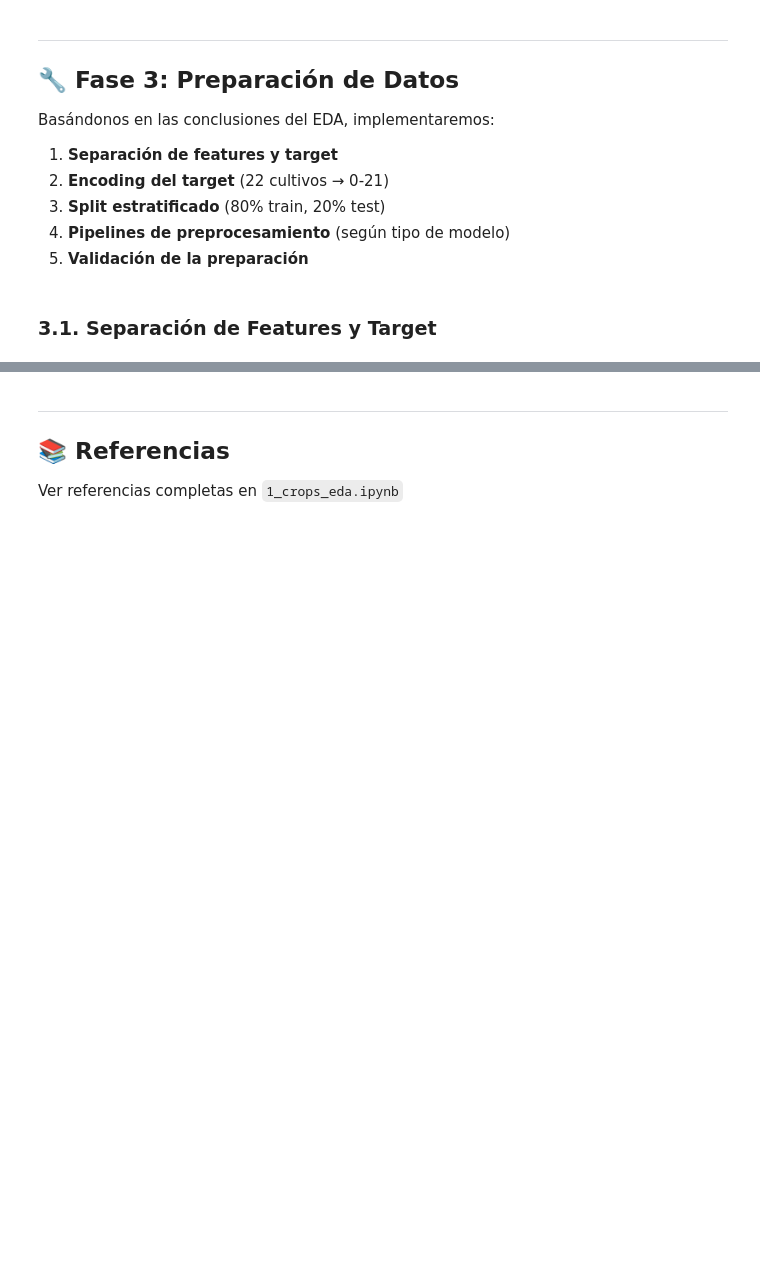
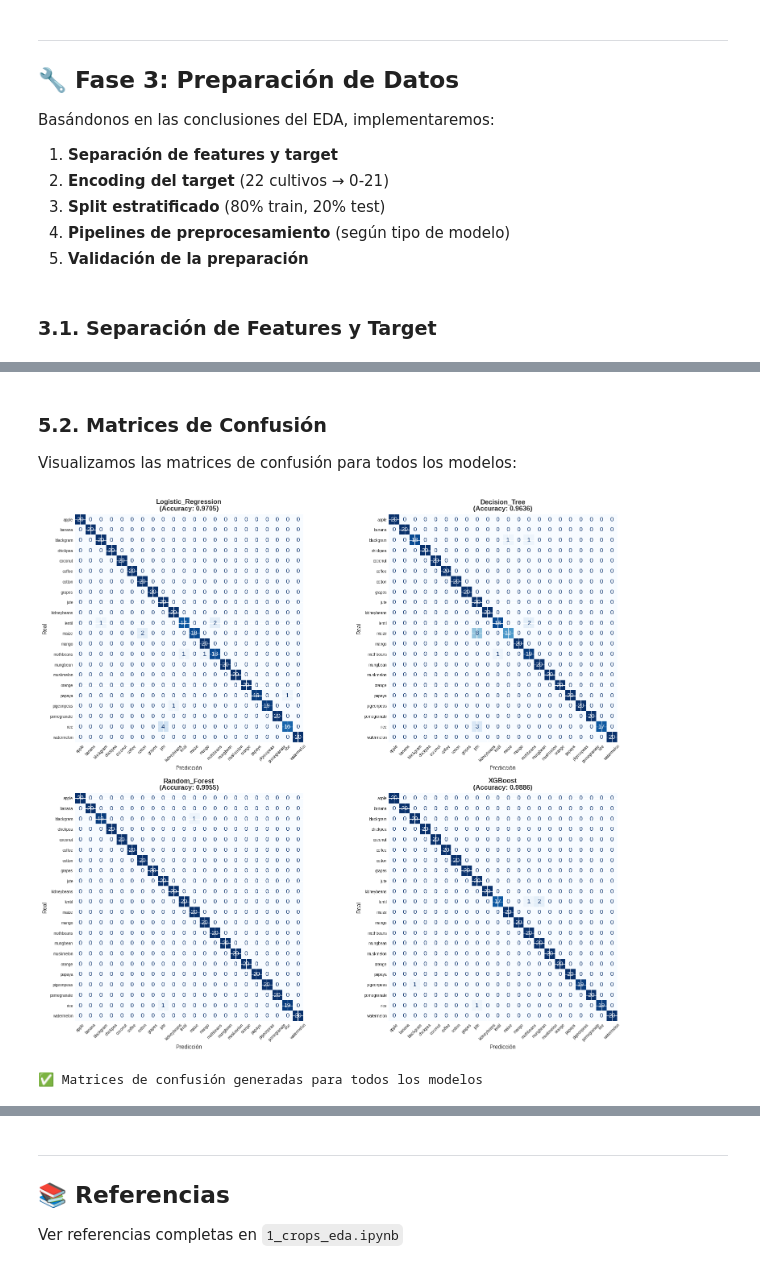
Before and after one commit to alejandrodgz/data_exploration, a Jupyter notebook: notebooks/2_crops_modeling.ipynb, the cells around one changed output, grey strips where cells are left out. Drawn from its saved outputs; the diff is of its cells as text; code cells hidden in the pictures; blank space fills up the shorter version.

```diff
--- a/notebooks/2_crops_modeling.ipynb
+++ b/notebooks/2_crops_modeling.ipynb
@@ -227,0 +878,40 @@ print("⏳ Sección en desarrollo...")
+# %% [markdown]
+### 5.2. Matrices de Confusión
+
+Visualizamos las matrices de confusión para todos los modelos:
+# %%
+# ============================================
+# 5.2. Matrices de Confusión
+# ============================================
+
+# Crear figura con subplots para las matrices de confusión
+fig, axes = plt.subplots(2, 2, figsize=(16, 14))
+axes = axes.ravel()
+
+for idx, (model_name, results) in enumerate(training_results.items()):
+    # Obtener datos
+    data_type = results['data_type']
+    y_test_model = prepared_data[data_type]['y_test']
+    y_test_pred = results['y_test_pred']
+
+    # Calcular matriz de confusión
+    cm = confusion_matrix(y_test_model, y_test_pred)
+
+    # Visualizar
+    disp = ConfusionMatrixDisplay(confusion_matrix=cm, display_labels=label_encoder.classes_)
+    disp.plot(ax=axes[idx], cmap='Blues', colorbar=False, xticks_rotation=45)
+    axes[idx].set_title(f'{model_name}\n(Accuracy: {results["test_accuracy"]:.4f})',
+                       fontweight='bold', fontsize=12)
+    axes[idx].set_xlabel('Predicción', fontsize=10)
+    axes[idx].set_ylabel('Real', fontsize=10)
+
+    # Ajustar tamaño de fuente
+    axes[idx].tick_params(labelsize=7)
+
+plt.tight_layout()
+plt.show()
+
+print("\n✅ Matrices de confusión generadas para todos los modelos")
+# %% [output]
+[figure, added]
+✅ Matrices de confusión generadas para todos los modelos
```
Also changed, not shown: parts of 43 cells of this notebook, 1 other file.
